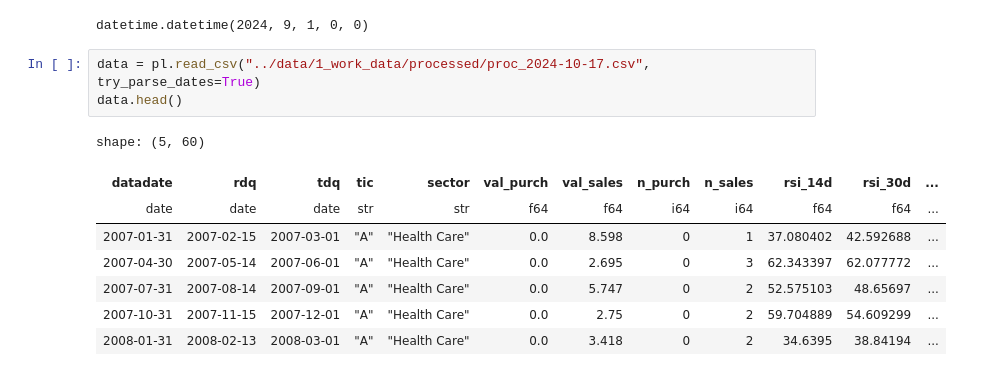
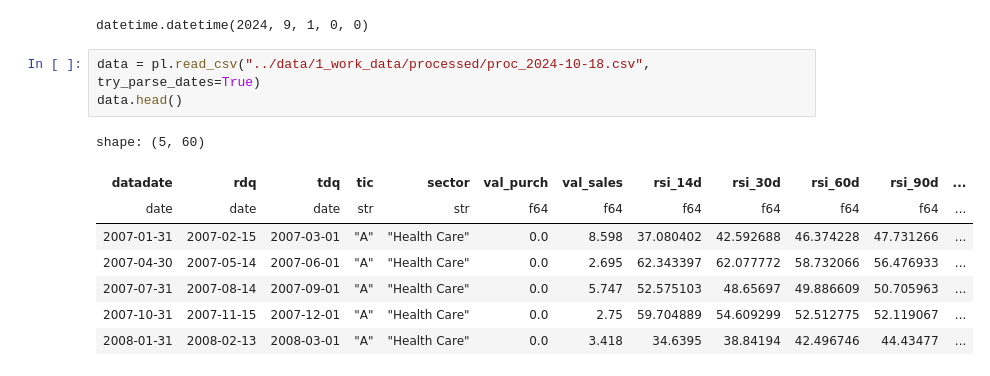
Before and after one commit to francisco3511/stocksense, a Jupyter notebook: notebooks/modeling.ipynb, the cells around one changed output. Saved outputs shown, nothing was run; the diff lists cells and outputs as text.

```diff
--- a/notebooks/modeling.ipynb
+++ b/notebooks/modeling.ipynb
@@ -48,17 +49,17 @@ last_trade_date
 # %% [output]
 datetime.datetime(2024, 9, 1, 0, 0)
 # %%
-data = pl.read_csv("../data/1_work_data/processed/proc_2024-10-17.csv", try_parse_dates=True)
+data = pl.read_csv("../data/1_work_data/processed/proc_2024-10-18.csv", try_parse_dates=True)
 data.head()
 # %% [output]
 shape: (5, 60)
-| datadate | rdq | tdq | tic | sector | val_purch | val_sales | n_purch | n_sales | rsi_14d | rsi_30d | ... |
-| date | date | date | str | str | f64 | f64 | i64 | i64 | f64 | f64 | ... |
-| 2007-01-31 | 2007-02-15 | 2007-03-01 | "A" | "Health Care" | 0.0 | 8.598 | 0 | 1 | 37.080402 | 42.592688 | ... |
-| 2007-04-30 | 2007-05-14 | 2007-06-01 | "A" | "Health Care" | 0.0 | 2.695 | 0 | 3 | 62.343397 | 62.077772 | ... |
-| 2007-07-31 | 2007-08-14 | 2007-09-01 | "A" | "Health Care" | 0.0 | 5.747 | 0 | 2 | 52.575103 | 48.65697 | ... |
-| 2007-10-31 | 2007-11-15 | 2007-12-01 | "A" | "Health Care" | 0.0 | 2.75 | 0 | 2 | 59.704889 | 54.609299 | ... |
-| 2008-01-31 | 2008-02-13 | 2008-03-01 | "A" | "Health Care" | 0.0 | 3.418 | 0 | 2 | 34.6395 | 38.84194 | ... |
+| datadate | rdq | tdq | tic | sector | val_purch | val_sales | rsi_14d | rsi_30d | rsi_60d | rsi_90d | ... |
+| date | date | date | str | str | f64 | f64 | f64 | f64 | f64 | f64 | ... |
+| 2007-01-31 | 2007-02-15 | 2007-03-01 | "A" | "Health Care" | 0.0 | 8.598 | 37.080402 | 42.592688 | 46.374228 | 47.731266 | ... |
+| 2007-04-30 | 2007-05-14 | 2007-06-01 | "A" | "Health Care" | 0.0 | 2.695 | 62.343397 | 62.077772 | 58.732066 | 56.476933 | ... |
+| 2007-07-31 | 2007-08-14 | 2007-09-01 | "A" | "Health Care" | 0.0 | 5.747 | 52.575103 | 48.65697 | 49.886609 | 50.705963 | ... |
+| 2007-10-31 | 2007-11-15 | 2007-12-01 | "A" | "Health Care" | 0.0 | 2.75 | 59.704889 | 54.609299 | 52.512775 | 52.119067 | ... |
+| 2008-01-31 | 2008-02-13 | 2008-03-01 | "A" | "Health Care" | 0.0 | 3.418 | 34.6395 | 38.84194 | 42.496746 | 44.43477 | ... |
 # %%
 data = data.filter((pl.col('tdq') < last_trade_date))
 data = data.filter(~pl.all_horizontal(pl.col(target_col).is_null()))
```
Also changed, not shown: parts of 11 cells of this notebook, 7 other files.
